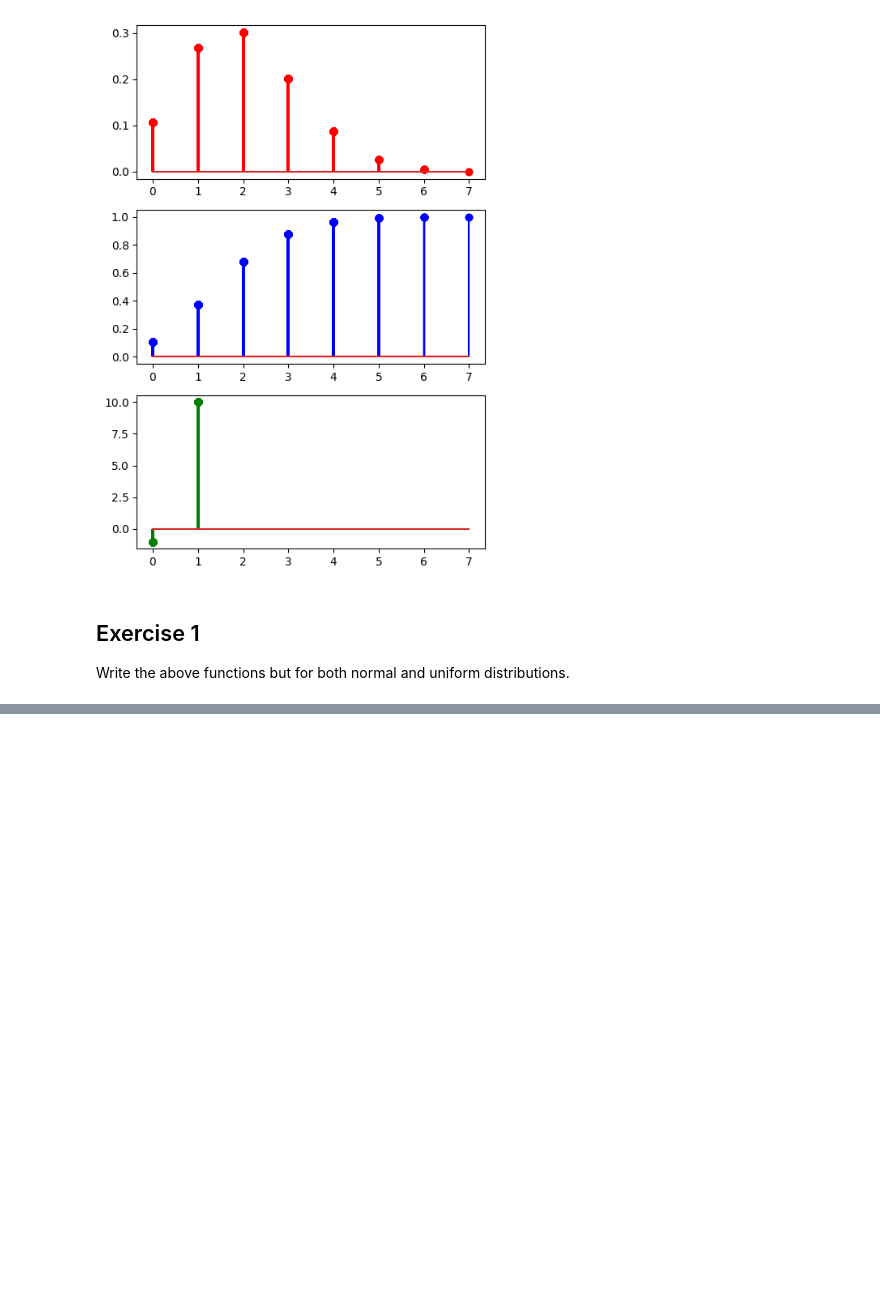
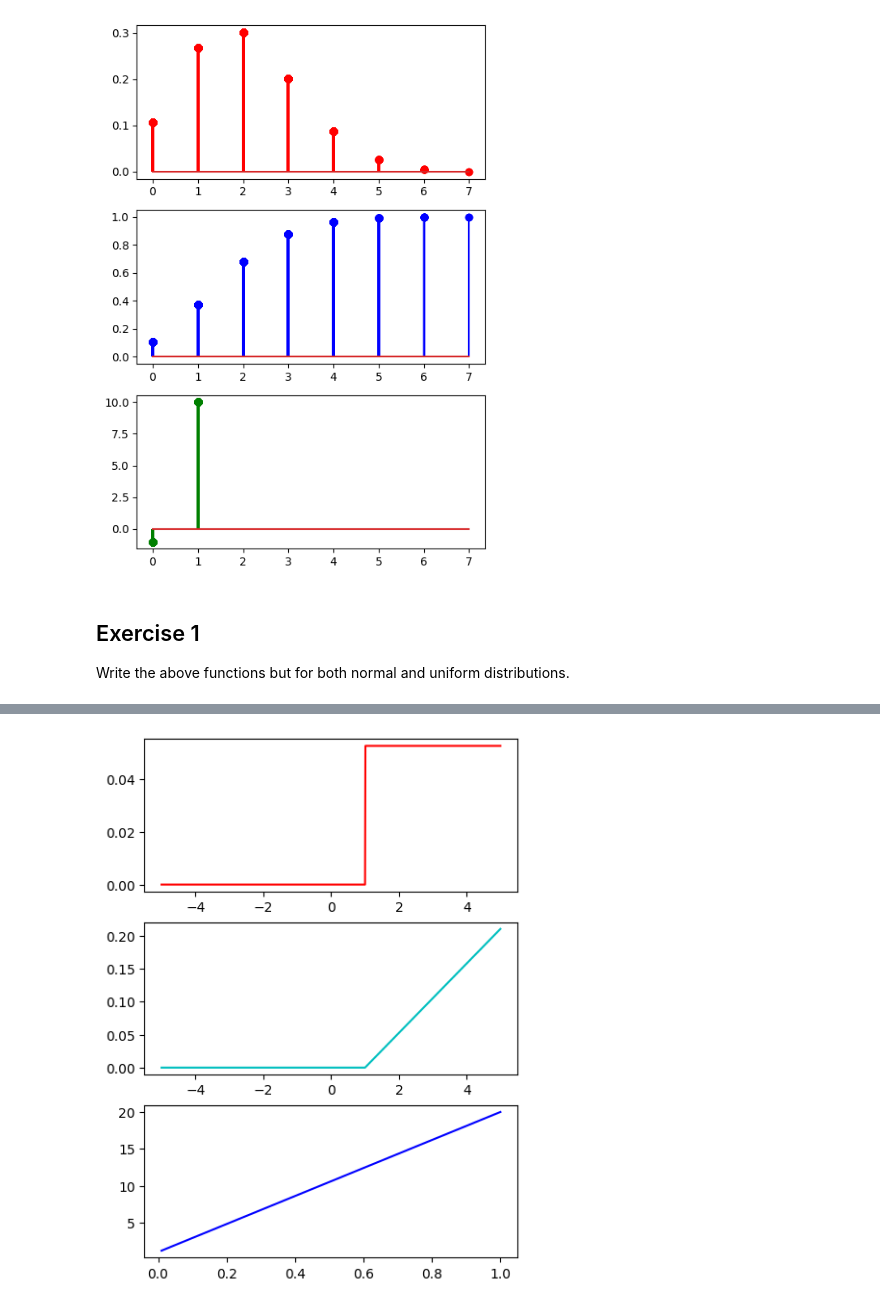
Before and after one commit to Elisag28/probability-distribution-exercises-project-with-python, a Jupyter notebook: notebook/problems.ipynb, the cells around one changed output, grey strips where cells are left out. Cells and saved outputs as stored; diff of their text form; code cells hidden in the pictures; blank space fills up the shorter version.

```diff
--- a/notebook/problems.ipynb
+++ b/notebook/problems.ipynb
@@ -90,0 +136,43 @@ Write the above functions but for both normal and uniform distributions.
+# %%
+# TODO
+def d_unif(x, low = 0, high = 1):
+
+    result = uniform.pdf(x, loc = low, scale = (high - low))
+    return result
+
+def p_unif(q, low = 0, high = 1):
+
+    result = uniform.cdf(q, loc = low, scale = (high - low))
+    return result
+
+def q_unif(p, low = 0, high = 1):
+
+    result = uniform.ppf(p, loc = low, scale = (high - low))
+    return result
+
+def r_unif(n, low = 0, high = 1):
+
+    result = uniform.rvs(size = n, loc = low, scale = (high - low))
+    return result
+
+    ###PLOT
+
+np.random.seed(11)
+low = 1
+high = 20
+data = np.arange(-5, 5, 0.01)
+
+pmf = d_unif(data, low = low, high= high)
+ppf = q_unif(data, low = low, high= high)
+cdf = p_unif(data, low = low, high= high)
+
+
+fig, axis = plt.subplots(3, 1, figsize = (5, 7))
+
+axis[0].plot(data, pmf, "r-")
+axis[1].plot(data, cdf, "c-")
+axis[2].plot(data, ppf, "b-")
+
+plt.show()
+# %% [output]
+[figure, added]
```
Also changed, not shown: parts of 2 cells of this notebook.
